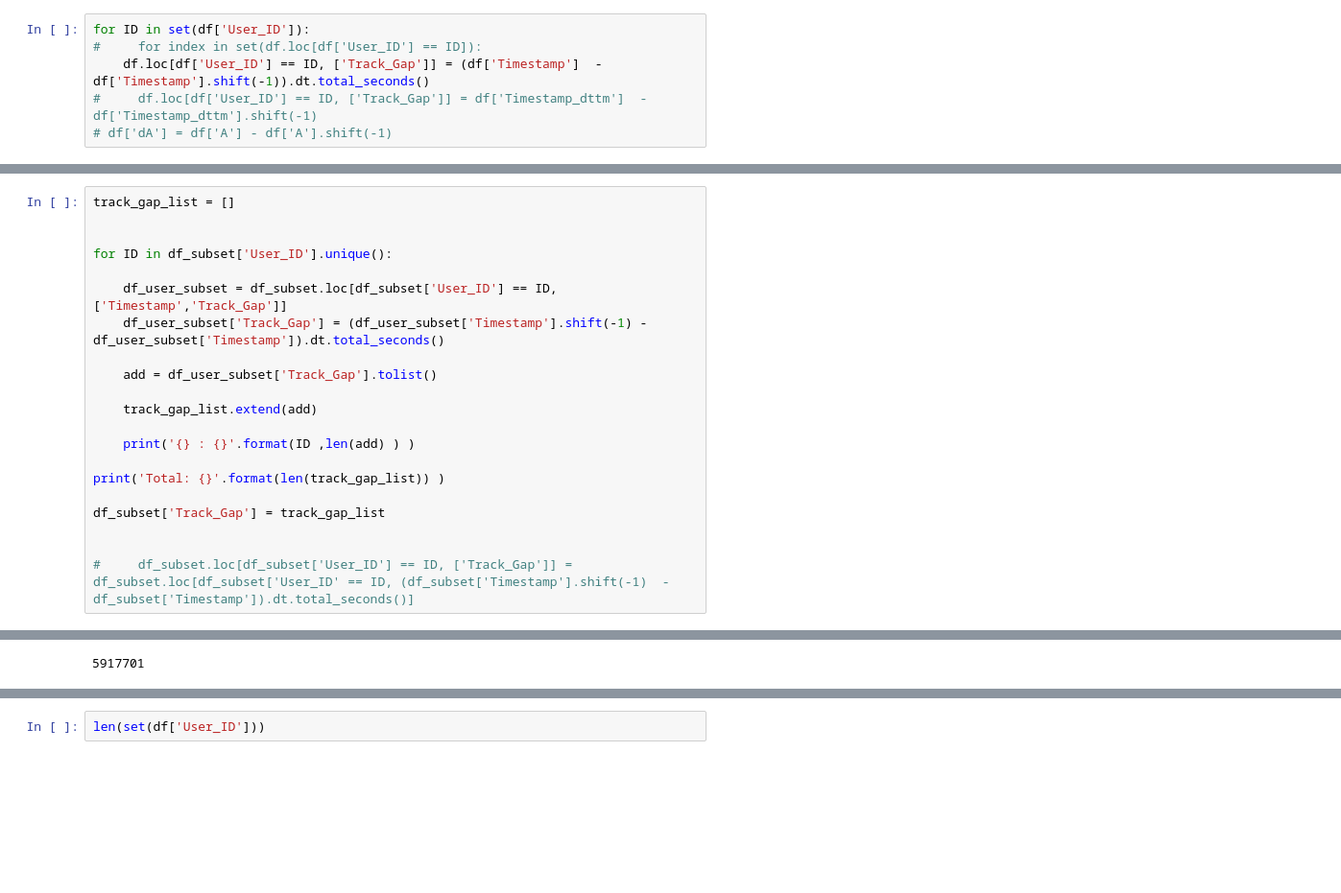
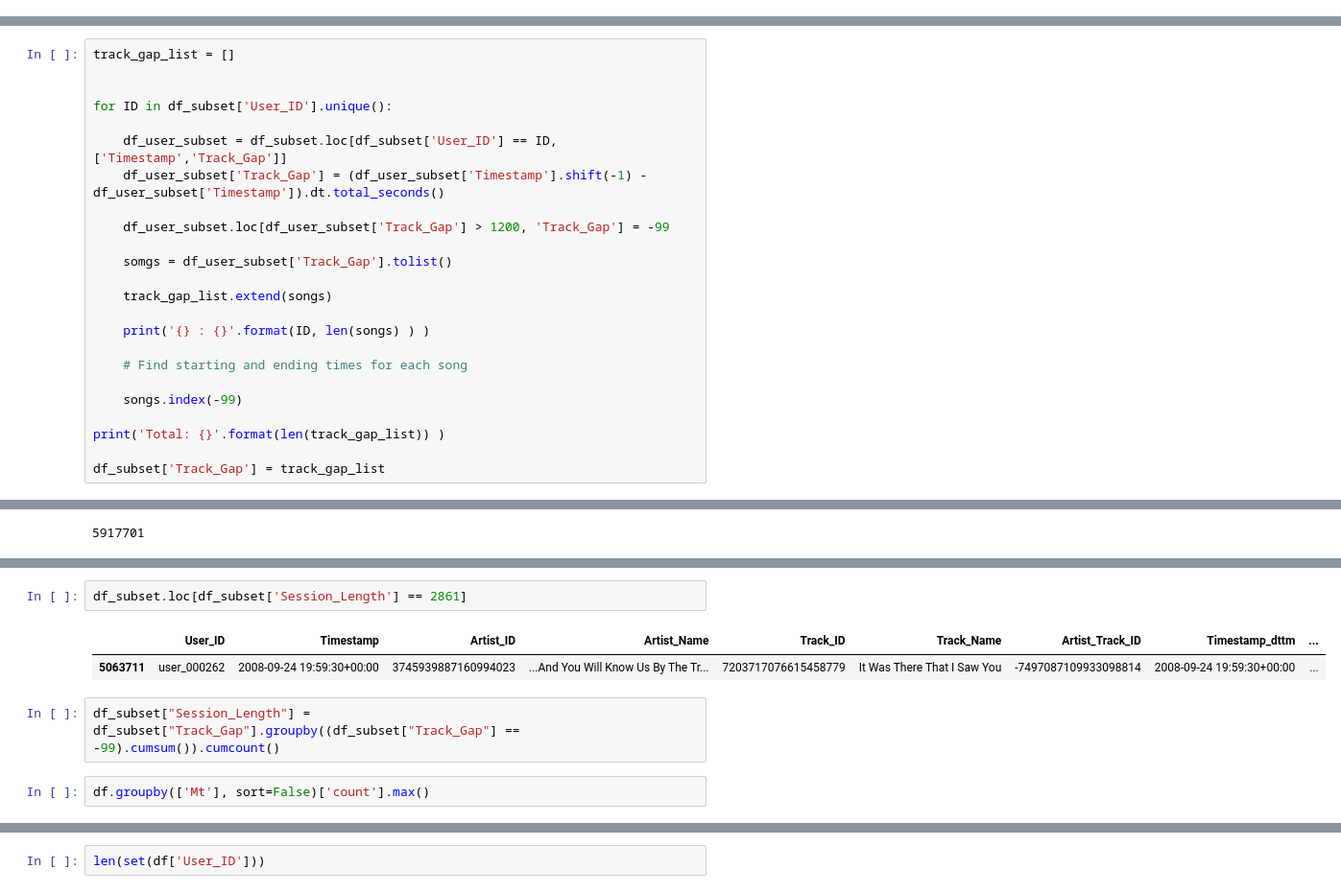
Before and after one commit to Browun/technical-test-lastfm, a Jupyter notebook: Technical-Test-Lastfm.ipynb, the cells around one changed output, grey strips where cells are left out. Shown at 96% size. Drawn from its saved outputs; the diff is of its cells as text; blank space fills up the shorter version.

```diff
--- a/Technical-Test-Lastfm.ipynb
+++ b/Technical-Test-Lastfm.ipynb
@@ -547,6 +525,0 @@ df[['User_ID','Timestamp', 'Artist_Track_ID']].sort_values(by=['User_ID', 'Times
-# %%
-for ID in set(df['User_ID']):
-#     for index in set(df.loc[df['User_ID'] == ID]):
-    df.loc[df['User_ID'] == ID, ['Track_Gap']] = (df['Timestamp']  - df['Timestamp'].shift(-1)).dt.total_seconds()
-#     df.loc[df['User_ID'] == ID, ['Track_Gap']] = df['Timestamp_dttm']  - df['Timestamp_dttm'].shift(-1)
-# df['dA'] = df['A'] - df['A'].shift(-1)
@@ -587,18 +545,21 @@ for ID in df_subset['User_ID'].unique():
     df_user_subset = df_subset.loc[df_subset['User_ID'] == ID, ['Timestamp','Track_Gap']]
     df_user_subset['Track_Gap'] = (df_user_subset['Timestamp'].shift(-1) - df_user_subset['Timestamp']).dt.total_seconds()
 
-    add = df_user_subset['Track_Gap'].tolist()
+    df_user_subset.loc[df_user_subset['Track_Gap'] > 1200, 'Track_Gap'] = -99
 
-    track_gap_list.extend(add)
+    somgs = df_user_subset['Track_Gap'].tolist()
 
-    print('{} : {}'.format(ID ,len(add) ) )
+    track_gap_list.extend(songs)
+
+    print('{} : {}'.format(ID, len(songs) ) )
+
+    # Find starting and ending times for each song
+
+    songs.index(-99)
 
 print('Total: {}'.format(len(track_gap_list)) )
 
 df_subset['Track_Gap'] = track_gap_list
-
-
-#     df_subset.loc[df_subset['User_ID'] == ID, ['Track_Gap']] = df_subset.loc[df_subset['User_ID' == ID, (df_subset['Timestamp'].shift(-1)  - df_subset['Timestamp']).dt.total_seconds()]
 # %% [output]
 user_000001 : 7917
 user_000002 : 12389
@@ -648,0 +589,9 @@ df_subset.groupby(['User_ID'])['Artist_Name'].count().reset_index()
+# %%
+df_subset.loc[df_subset['Session_Length'] == 2861]
+# %% [output]
+|  | User_ID | Timestamp | Artist_ID | Artist_Name | Track_ID | Track_Name | Artist_Track_ID | Timestamp_dttm | ... |
+| 5063711 | user_000262 | 2008-09-24 19:59:30+00:00 | 3745939887160994023 | ...And You Will Know Us By The Tr... | 7203717076615458779 | It Was There That I Saw You | -7497087109933098814 | 2008-09-24 19:59:30+00:00 | ... |
+# %%
+df_subset["Session_Length"] = df_subset["Track_Gap"].groupby((df_subset["Track_Gap"] == -99).cumsum()).cumcount()
+# %%
+df.groupby(['Mt'], sort=False)['count'].max()
```
Also changed, not shown: parts of 8 cells of this notebook.
